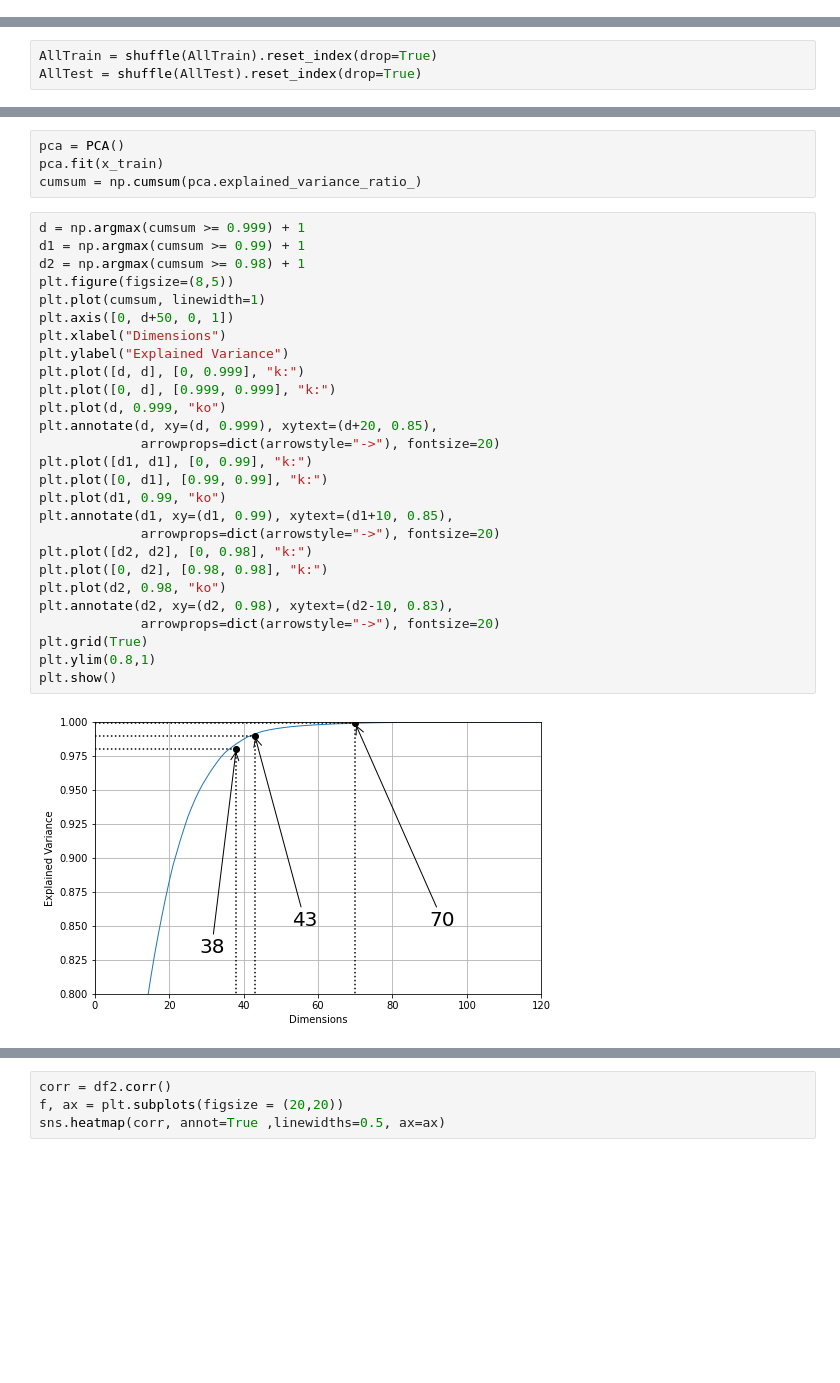
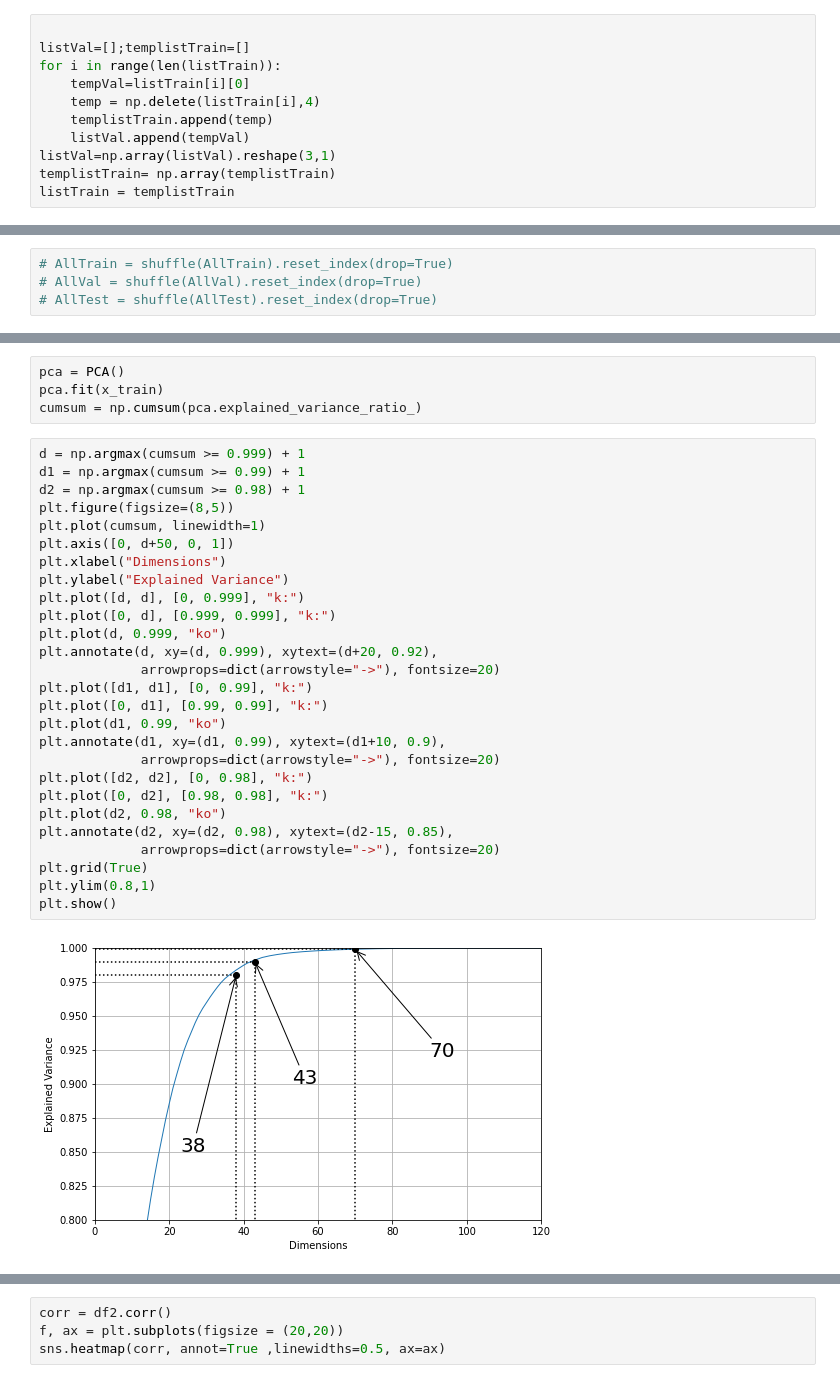
Before and after one commit to noamya-sh/Final-project-SemesterB, a Jupyter notebook: Hands-state.ipynb, the cells around one changed output, grey strips where cells are left out. Drawn from its saved outputs; the diff is of its cells as text; blank space fills up the shorter version.

```diff
--- a/Hands-state.ipynb
+++ b/Hands-state.ipynb
@@ -271,3 +283,14 @@ def Union(df):
             DataArr.append(temp)
     AllData = pd.concat(DataArr)
     return AllData
+# %%
+
+listVal=[];templistTrain=[]
+for i in range(len(listTrain)):
+    tempVal=listTrain[i][0]
+    temp = np.delete(listTrain[i],4)
+    templistTrain.append(temp)
+    listVal.append(tempVal)
+listVal=np.array(listVal).reshape(3,1)
+templistTrain= np.array(templistTrain)
+listTrain = templistTrain
@@ -276,7 +308,8 @@ AllTrain = Union(listTrain)
 AllTest = Union(listTest)
 # %%
-AllTrain = shuffle(AllTrain).reset_index(drop=True)
-AllTest = shuffle(AllTest).reset_index(drop=True)
+# AllTrain = shuffle(AllTrain).reset_index(drop=True)
+# AllVal = shuffle(AllVal).reset_index(drop=True)
+# AllTest = shuffle(AllTest).reset_index(drop=True)
 # %%
 x_train = AllTrain.drop('State',axis=1)
 y_train = AllTrain['State']
@@ -295,32 +332,32 @@ cumsum = np.cumsum(pca.explained_variance_ratio_)
 # %%
 d = np.argmax(cumsum >= 0.999) + 1
 d1 = np.argmax(cumsum >= 0.99) + 1
 d2 = np.argmax(cumsum >= 0.98) + 1
 plt.figure(figsize=(8,5))
 plt.plot(cumsum, linewidth=1)
 plt.axis([0, d+50, 0, 1])
 plt.xlabel("Dimensions")
 plt.ylabel("Explained Variance")
 plt.plot([d, d], [0, 0.999], "k:")
 plt.plot([0, d], [0.999, 0.999], "k:")
 plt.plot(d, 0.999, "ko")
-plt.annotate(d, xy=(d, 0.999), xytext=(d+20, 0.85),
+plt.annotate(d, xy=(d, 0.999), xytext=(d+20, 0.92),
              arrowprops=dict(arrowstyle="->"), fontsize=20)
 plt.plot([d1, d1], [0, 0.99], "k:")
 plt.plot([0, d1], [0.99, 0.99], "k:")
 plt.plot(d1, 0.99, "ko")
-plt.annotate(d1, xy=(d1, 0.99), xytext=(d1+10, 0.85),
+plt.annotate(d1, xy=(d1, 0.99), xytext=(d1+10, 0.9),
              arrowprops=dict(arrowstyle="->"), fontsize=20)
 plt.plot([d2, d2], [0, 0.98], "k:")
 plt.plot([0, d2], [0.98, 0.98], "k:")
 plt.plot(d2, 0.98, "ko")
-plt.annotate(d2, xy=(d2, 0.98), xytext=(d2-10, 0.83),
+plt.annotate(d2, xy=(d2, 0.98), xytext=(d2-15, 0.85),
              arrowprops=dict(arrowstyle="->"), fontsize=20)
 plt.grid(True)
 plt.ylim(0.8,1)
 plt.show()
 # %% [output]
-[figure, old version]
+[figure, new version]
 # %%
 pca = PCA(n_components=0.999)
 pca.fit(x_train)
```
Also changed, not shown: parts of 49 cells of this notebook.
